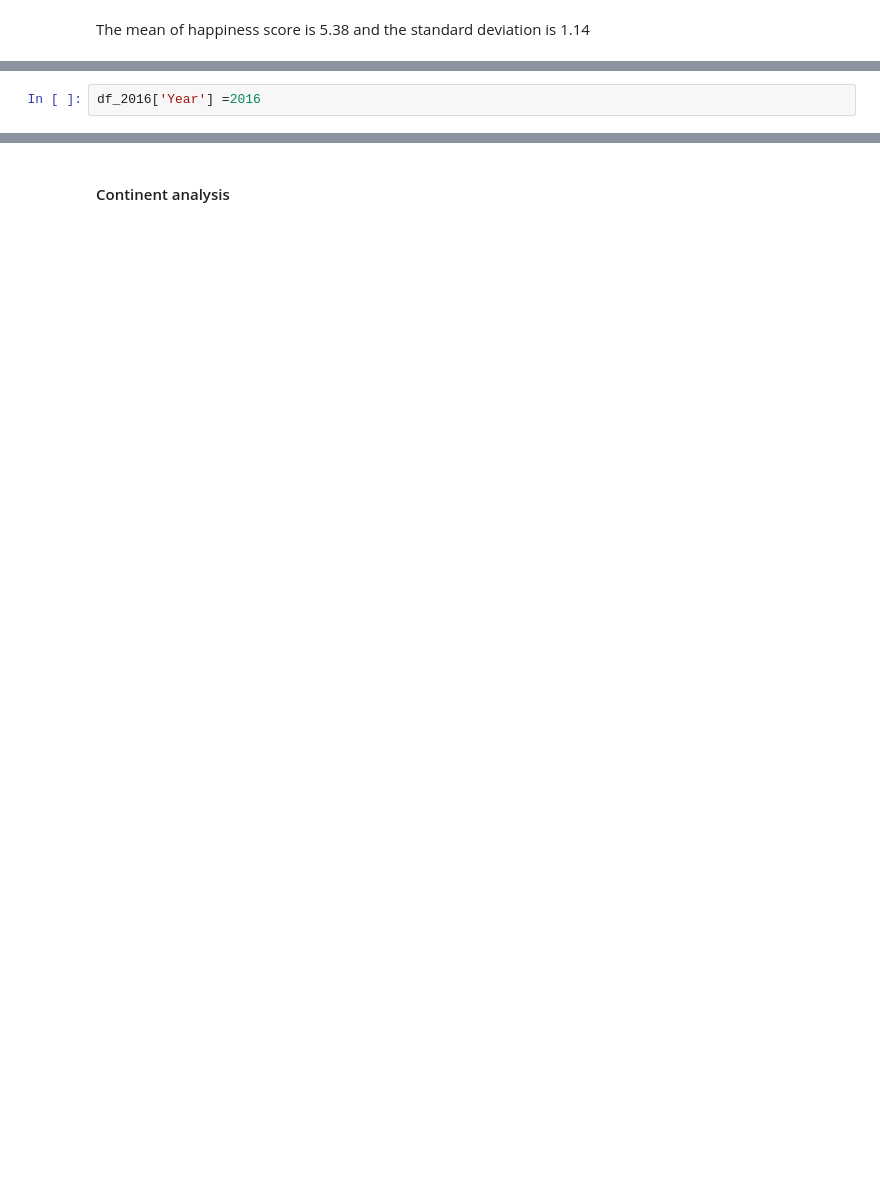
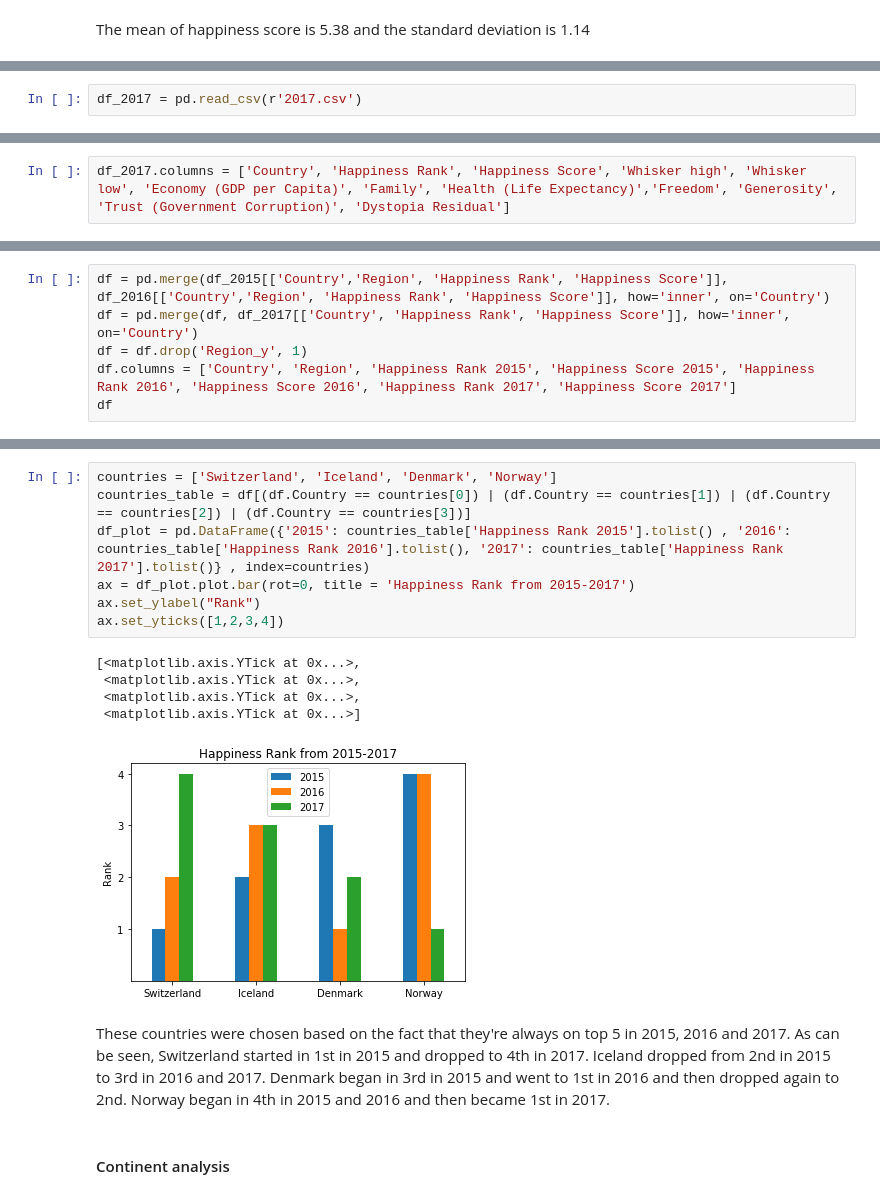
Before and after one commit to fsssa-iscteiulpt/FCD, a Jupyter notebook: Happiness.ipynb, the cells around one changed output, grey strips where cells are left out. Drawn from its saved outputs; the diff is of its cells as text; blank space fills up the shorter version.

Commit message:
how rank evolved in 4 countries and same analysis for each year

```diff
--- a/Happiness.ipynb
+++ b/Happiness.ipynb
@@ -175,0 +192,2 @@ The mean of happiness score is 5.38 and the standard deviation is 1.14
+# %%
+df_2017 = pd.read_csv(r'2017.csv')
@@ -175,0 +222,2 @@ The mean of happiness score is 5.38 and the standard deviation is 1.14
+# %%
+df_2017.columns = ['Country', 'Happiness Rank', 'Happiness Score', 'Whisker high', 'Whisker low', 'Economy (GDP per Capita)', 'Family', 'Health (Life Expectancy)','Freedom', 'Generosity', 'Trust (Government Corruption)', 'Dystopia Residual']
@@ -178,2 +259,0 @@ The mean of happiness score is 5.38 and the standard deviation is 1.14
-# %%
-df_2016['Year'] =2016
@@ -250,0 +260,6 @@ df[df['Country']=='Somalia']
+# %%
+df = pd.merge(df_2015[['Country','Region', 'Happiness Rank', 'Happiness Score']], df_2016[['Country','Region', 'Happiness Rank', 'Happiness Score']], how='inner', on='Country')
+df = pd.merge(df, df_2017[['Country', 'Happiness Rank', 'Happiness Score']], how='inner', on='Country')
+df = df.drop('Region_y', 1)
+df.columns = ['Country', 'Region', 'Happiness Rank 2015', 'Happiness Score 2015', 'Happiness Rank 2016', 'Happiness Score 2016', 'Happiness Rank 2017', 'Happiness Score 2017']
+df
@@ -251,2 +296,17 @@ df[df['Country']=='Somalia']
+# %%
+countries = ['Switzerland', 'Iceland', 'Denmark', 'Norway']
+countries_table = df[(df.Country == countries[0]) | (df.Country == countries[1]) | (df.Country == countries[2]) | (df.Country == countries[3])]
+df_plot = pd.DataFrame({'2015': countries_table['Happiness Rank 2015'].tolist() , '2016': countries_table['Happiness Rank 2016'].tolist(), '2017': countries_table['Happiness Rank 2017'].tolist()} , index=countries)
+ax = df_plot.plot.bar(rot=0, title = 'Happiness Rank from 2015-2017')
+ax.set_ylabel("Rank")
+ax.set_yticks([1,2,3,4])
+# %% [output]
+[<matplotlib.axis.YTick at 0x...>,
+ <matplotlib.axis.YTick at 0x...>,
+ <matplotlib.axis.YTick at 0x...>,
+ <matplotlib.axis.YTick at 0x...>]
+[figure, added]
+# %% [markdown]
+These countries were chosen based on the fact that they're always on top 5 in 2015, 2016 and 2017. As can be seen, Switzerland started in 1st in 2015 and dropped to 4th in 2017. Iceland dropped from 2nd in 2015 to 3rd in 2016 and 2017. Denmark began in 3rd in 2015 and went to 1st in 2016 and then dropped again to 2nd. Norway began in 4th in 2015 and 2016 and then became 1st in 2017.
 # %% [markdown]
 #### Continent analysis
```
Also changed, not shown: parts of 52 cells of this notebook.
